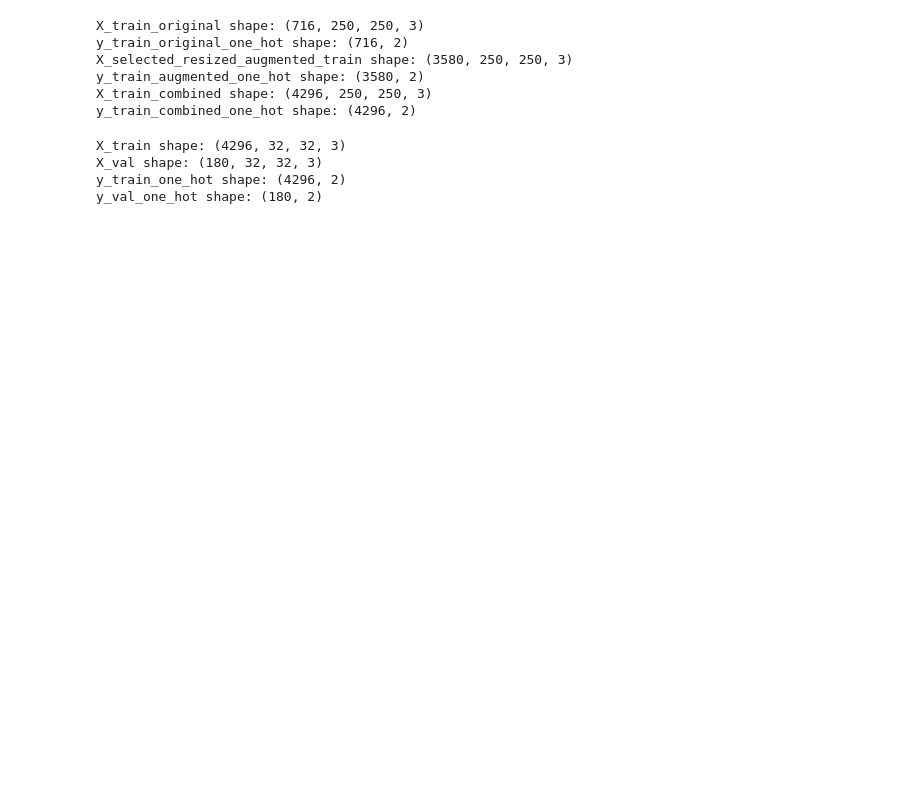
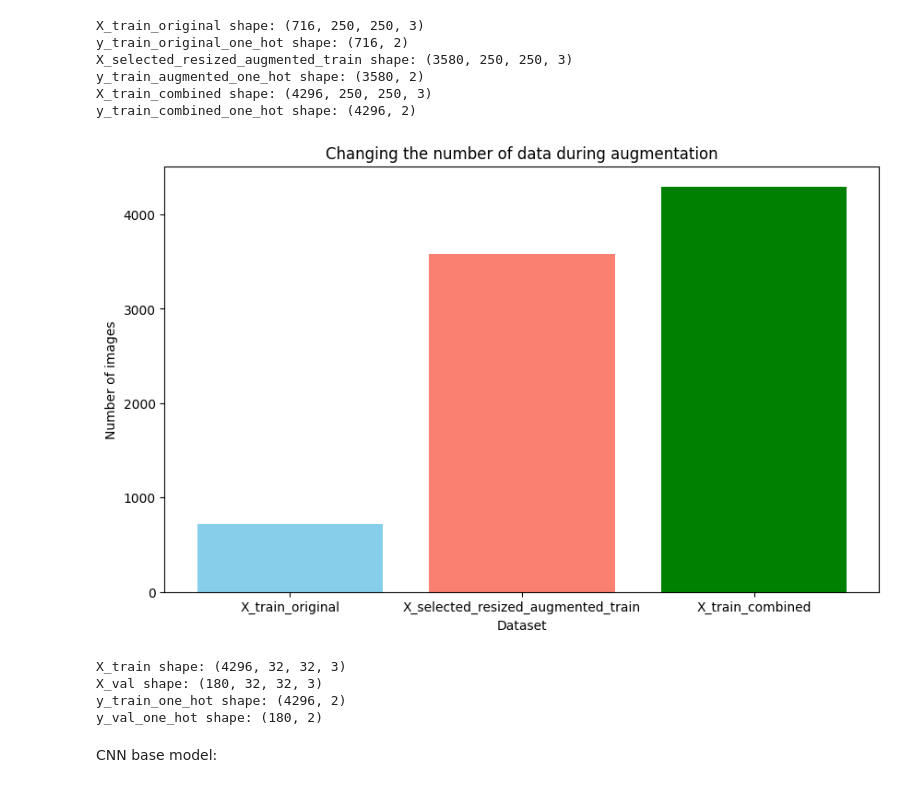
Before and after one commit to jroznerski/smokers_detection, a Jupyter notebook: smoker-detection-notebook.ipynb, the cells around one changed output. Cells and saved outputs as stored; diff of their text form; code cells hidden in the pictures; blank space fills up the shorter version.

```diff
--- a/smoker-detection-notebook.ipynb
+++ b/smoker-detection-notebook.ipynb
@@ -156,6 +188,18 @@ X_selected_resized_augmented_train shape: (3580, 250, 250, 3)
 y_train_augmented_one_hot shape: (3580, 2)
 X_train_combined shape: (4296, 250, 250, 3)
 y_train_combined_one_hot shape: (4296, 2)
+# %%
+data_labels = ['X_train_original', 'X_selected_resized_augmented_train', 'X_train_combined']
+data_sizes = [X_train_original.shape[0], X_selected_resized_augmented_train.shape[0], X_train_combined.shape[0]]
+
+plt.figure(figsize=(10, 6))
+plt.bar(data_labels, data_sizes, color=['skyblue', 'salmon', 'green'])
+plt.title('Changing the number of data during augmentation')
+plt.xlabel('Dataset')
+plt.ylabel('Number of images')
+plt.show()
+# %% [output]
+[figure, added]
 # %%
 X_train = tf.image.resize(X_train_combined, (32, 32)).numpy()
 X_val = tf.image.resize(X_val, (32, 32)).numpy()
@@ -173,6 +217,8 @@ X_train shape: (4296, 32, 32, 3)
 X_val shape: (180, 32, 32, 3)
 y_train_one_hot shape: (4296, 2)
 y_val_one_hot shape: (180, 2)
+# %% [markdown]
+CNN base model:
 # %%
 model = tf.keras.models.Sequential([
     tf.keras.layers.Conv2D(32, (3, 3), activation='relu', input_shape=(32, 32, 3)),
```
Also changed, not shown: parts of 29 cells of this notebook.
